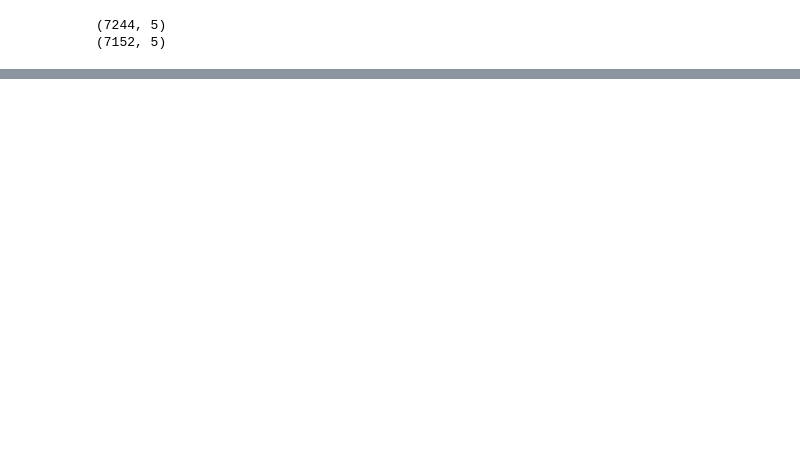
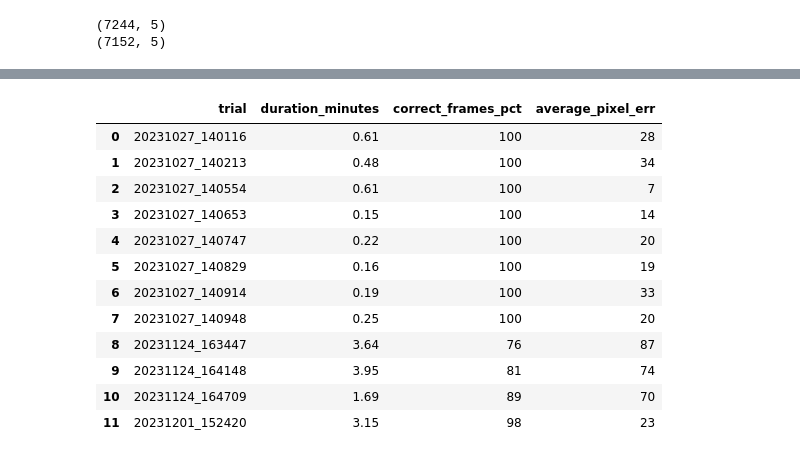
Before and after one commit to fohara115/adapt-patient-tracker, a Jupyter notebook: 3_analysis.ipynb, the cells around one changed output, grey strips where cells are left out. Saved outputs shown, nothing was run; the diff lists cells and outputs as text; code cells hidden in the pictures; blank space fills up the shorter version.

```diff
--- a/3_analysis.ipynb
+++ b/3_analysis.ipynb
@@ -13,6 +20,8 @@ import matplotlib.pyplot as plt
 root = 'D:/bme/'
 labels_dir = 'labels/coords/'
 logs_dir = 'logs/'
+
+ERR_THRESH = 150
 # %%
 # Load coordinates into pandas
 
@@ -147,5 +131,0 @@ logs_pdf.groupby('date').mean().reset_index()[['date', 't_freq_mean', 't_freq_st
-# %%
-# Get frequencies
-logs_pdf['frequency_hz'] = 1 / (logs_pdf.groupby('date')['t'].diff().mean())
-
-np.unique(logs_pdf['date'] )
@@ -162,0 +156,14 @@ array(['20231027_140116', '20231027_140213', '20231027_140554',
+# %%
+# Measure
+labels_int = interp1d(labels_pdf['t'], labels_pdf['x'], kind='linear', fill_value='extrapolate')
+logs_pdf['label_x'] = labels_int(logs_pdf['t'])
+logs_pdf['abs_diff'] = np.abs(logs_pdf['label_x'] - logs_pdf['x'])
+logs_pdf['correct'] = logs_pdf['abs_diff'] < ERR_THRESH
+
+logs_pdf['elapsed_min'] = logs_pdf.groupby('date')['t'].transform(lambda x: x - x.min()) /60 /1000
+df1 = logs_pdf.dropna(subset=('x')).groupby('date')['elapsed_min'].max()
+df2 = logs_pdf.dropna(subset=('x')).groupby('date')['correct'].mean() * 100
+df3 = logs_pdf.dropna(subset=('x')).groupby('date')['abs_diff'].mean()
+
+#plt.plot(logs_pdf['label_x'])
+#plt.plot(logs_pdf['x'])
@@ -162,0 +191,28 @@ array(['20231027_140116', '20231027_140213', '20231027_140554',
+# %%
+temp = pd.merge(df1, df2, on='date').reset_index()
+plot_df = pd.merge(temp, df3, on='date').reset_index()
+change = {
+    'date' : 'trial',
+    'elapsed_min' : 'duration_minutes',
+    'correct' : 'correct_frames_pct',
+    'abs_diff' : 'average_pixel_err'
+}
+plot_df.rename(columns=change, inplace=True)
+plot_df['duration_minutes'] = np.round(plot_df['duration_minutes'], 2)
+plot_df['correct_frames_pct'] = plot_df['correct_frames_pct'].astype(int)
+plot_df['average_pixel_err'] = plot_df['average_pixel_err'].astype(int)
+plot_df[['trial', 'duration_minutes', 'correct_frames_pct', 'average_pixel_err']]
+# %% [output]
+|  | trial | duration_minutes | correct_frames_pct | average_pixel_err |
+| 0 | 20231027_140116 | 0.61 | 100 | 28 |
+| 1 | 20231027_140213 | 0.48 | 100 | 34 |
+| 2 | 20231027_140554 | 0.61 | 100 | 7 |
+| 3 | 20231027_140653 | 0.15 | 100 | 14 |
+| 4 | 20231027_140747 | 0.22 | 100 | 20 |
+| 5 | 20231027_140829 | 0.16 | 100 | 19 |
+| 6 | 20231027_140914 | 0.19 | 100 | 33 |
+| 7 | 20231027_140948 | 0.25 | 100 | 20 |
+| 8 | 20231124_163447 | 3.64 | 76 | 87 |
+| 9 | 20231124_164148 | 3.95 | 81 | 74 |
+| 10 | 20231124_164709 | 1.69 | 89 | 70 |
+| 11 | 20231201_152420 | 3.15 | 98 | 23 |
```
Also changed, not shown: parts of 15 cells of this notebook.
